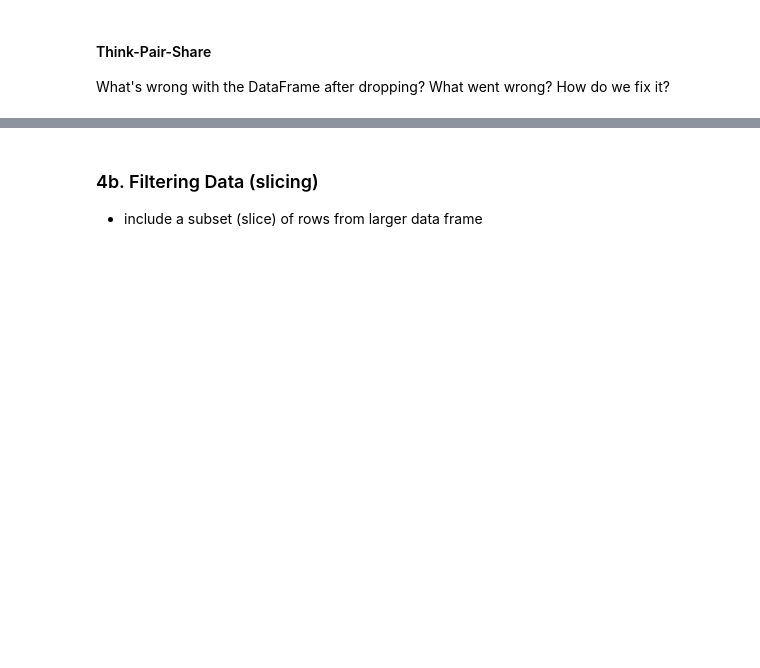
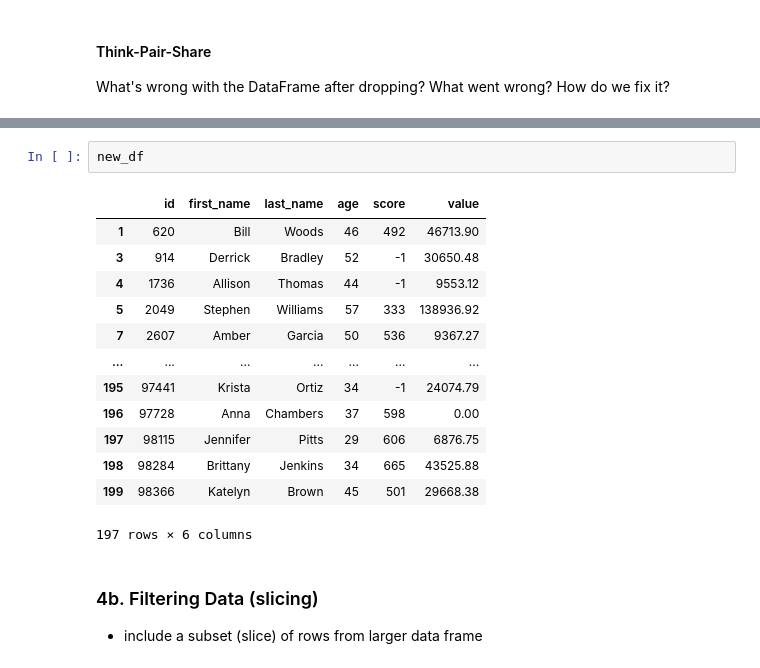
Before and after one commit to COGS108/Lectures-Ellis, a Jupyter notebook: 04_pandas.ipynb, the cells around one changed output, grey strips where cells are left out. Drawn from its saved outputs; the diff is of its cells as text; blank space fills up the shorter version.

```diff
--- a/04_pandas.ipynb
+++ b/04_pandas.ipynb
@@ -312,3 +468,19 @@ What's wrong with the DataFrame after dropping? What went wrong? How do we fix i
+# %%
+new_df
+# %% [output]
+|  | id | first_name | last_name | age | score | value |
+| 1 | 620 | Bill | Woods | 46 | 492 | 46713.90 |
+| 3 | 914 | Derrick | Bradley | 52 | -1 | 30650.48 |
+| 4 | 1736 | Allison | Thomas | 44 | -1 | 9553.12 |
+| 5 | 2049 | Stephen | Williams | 57 | 333 | 138936.92 |
+| 7 | 2607 | Amber | Garcia | 50 | 536 | 9367.27 |
+| ... | ... | ... | ... | ... | ... | ... |
+| 195 | 97441 | Krista | Ortiz | 34 | -1 | 24074.79 |
+| 196 | 97728 | Anna | Chambers | 37 | 598 | 0.00 |
+| 197 | 98115 | Jennifer | Pitts | 29 | 606 | 6876.75 |
+| 198 | 98284 | Brittany | Jenkins | 34 | 665 | 43525.88 |
+| 199 | 98366 | Katelyn | Brown | 45 | 501 | 29668.38 |
+197 rows × 6 columns
 # %% [markdown]
 ### 4b. Filtering Data (slicing) <a id="s4b"></a>
 
```
Also changed, not shown: parts of 46 cells of this notebook, 1 other file.
